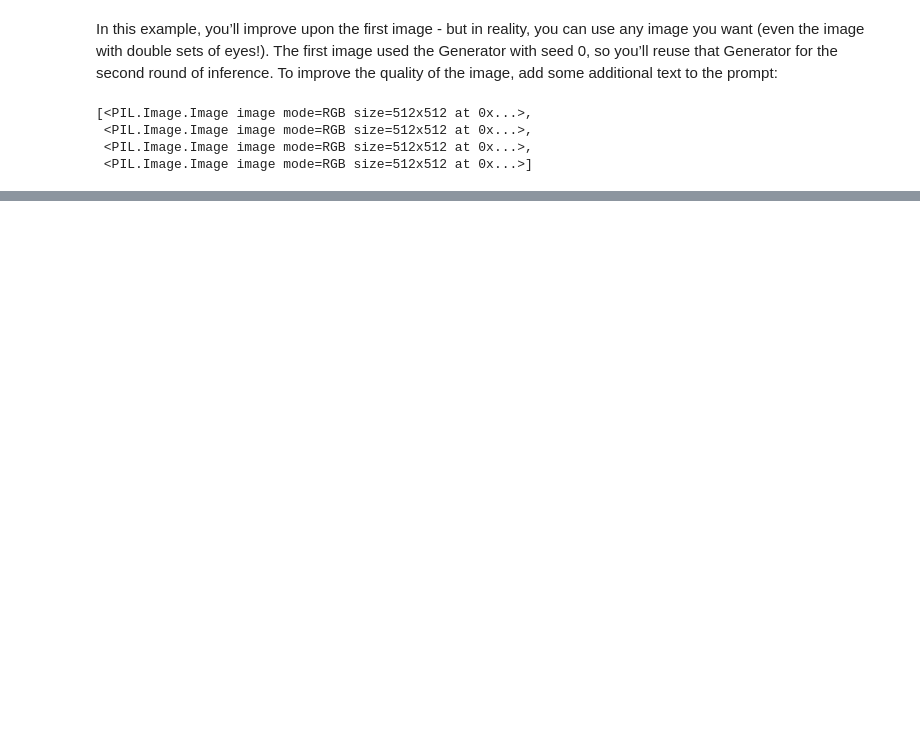
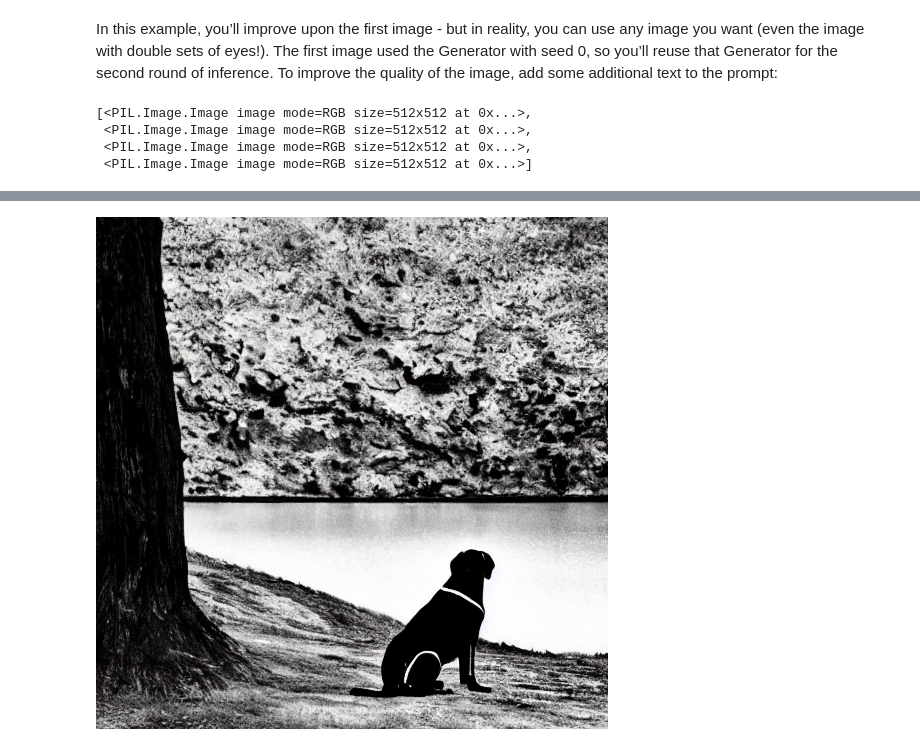
Before and after one commit to cagBRT/Diffusers, a Jupyter notebook: diffusers_doc/en/unconditional_image_generation.ipynb, the cells around one changed output, grey strips where cells are left out. Saved outputs shown, nothing was run; the diff lists cells and outputs as text; code cells hidden in the pictures; blank space fills up the shorter version.

```diff
--- a/diffusers_doc/en/unconditional_image_generation.ipynb
+++ b/diffusers_doc/en/unconditional_image_generation.ipynb
@@ -217,0 +217,4 @@ TypeError: 'module' object is not callable
+# %%
+images[1]
+# %% [output]
+[figure, added]
```
Also changed, not shown: parts of 6 cells of this notebook.
